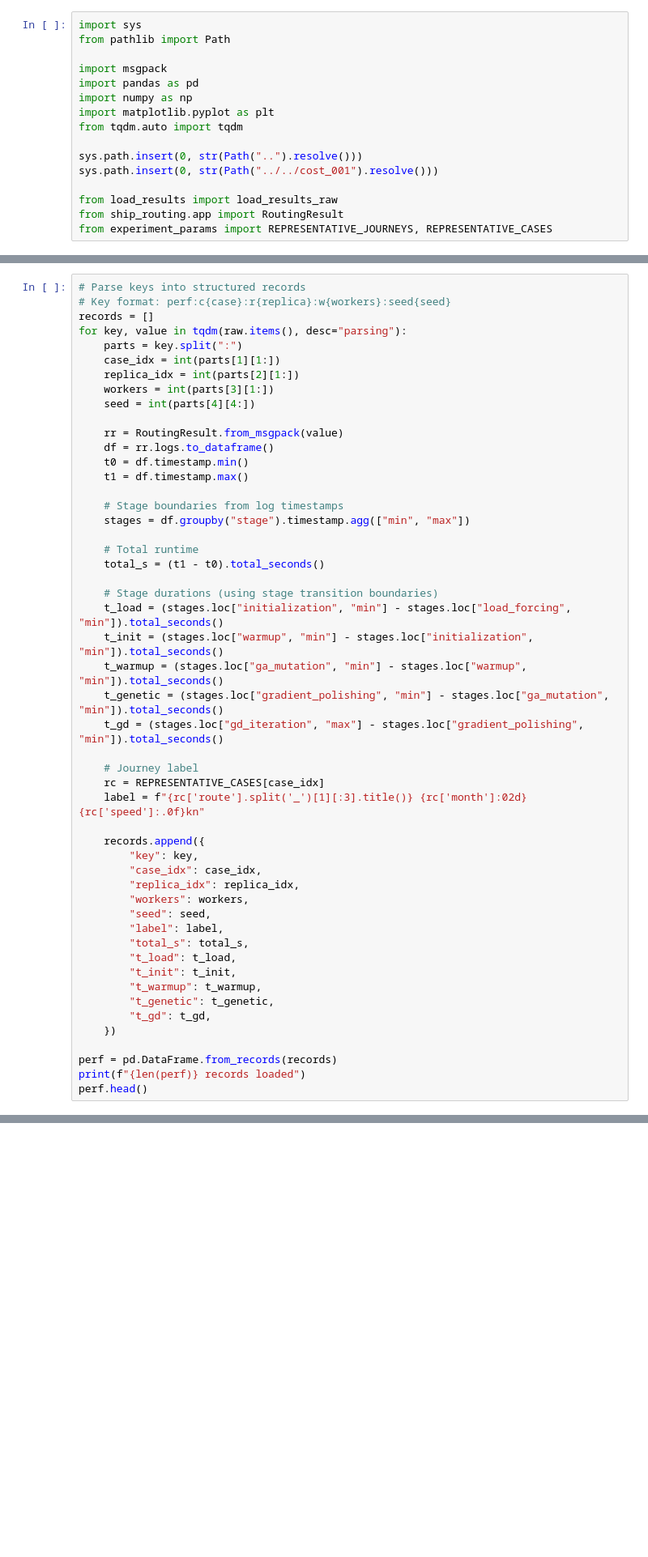
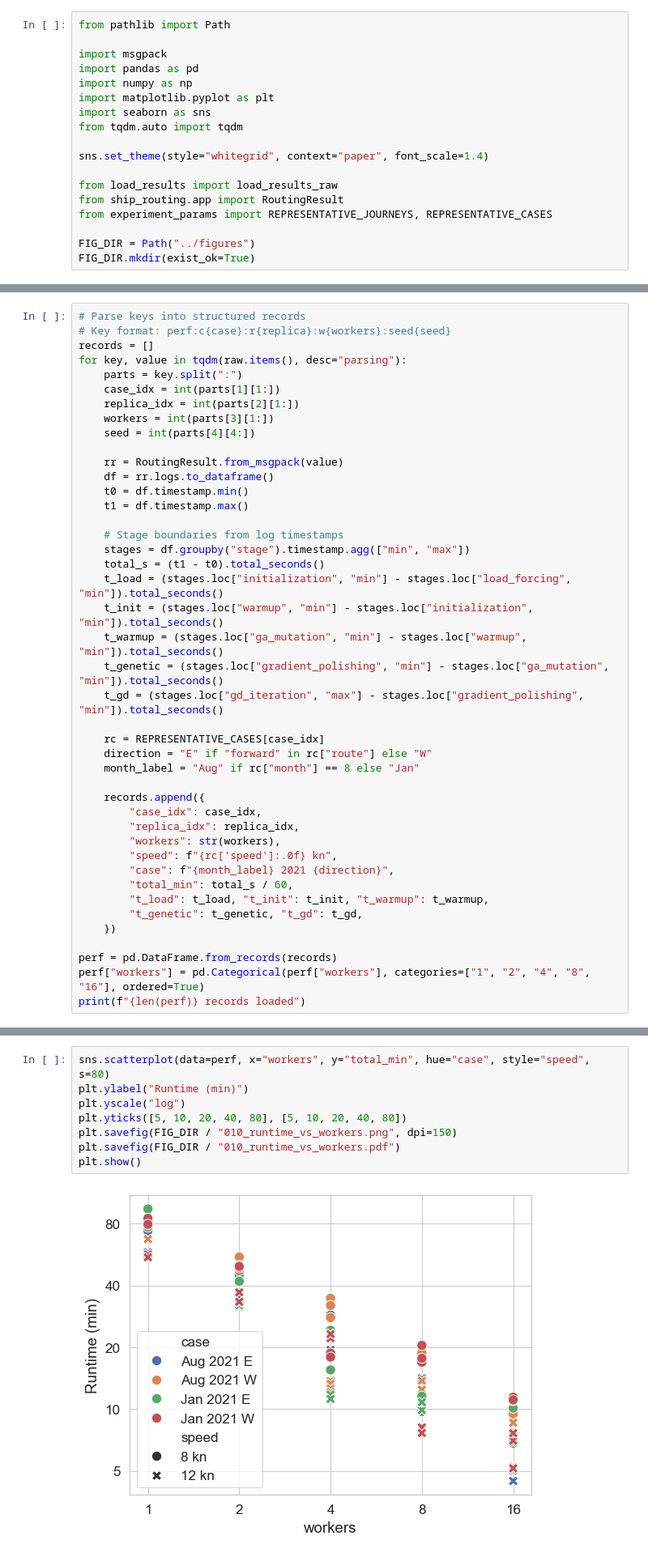
Before and after one commit to willirath/ship_routing, a Jupyter notebook: experiments/perf_001/notebooks/010_perf_analysis.ipynb, the cells around one changed output, grey strips where cells are left out. Shown at 81% size. Drawn from its saved outputs; the diff is of its cells as text; blank space fills up the shorter version.

Commit message:
Finish (?) cost and perf

```diff
--- a/experiments/perf_001/notebooks/010_perf_analysis.ipynb
+++ b/experiments/perf_001/notebooks/010_perf_analysis.ipynb
@@ -4,21 +4,23 @@
 Wall-clock runtimes and scaling analysis for the 8 representative cases
 across worker counts W = 1, 2, 4, 8, 16.
 # %%
-import sys
 from pathlib import Path
 
 import msgpack
 import pandas as pd
 import numpy as np
 import matplotlib.pyplot as plt
+import seaborn as sns
 from tqdm.auto import tqdm
 
-sys.path.insert(0, str(Path("..").resolve()))
-sys.path.insert(0, str(Path("../../cost_001").resolve()))
+sns.set_theme(style="whitegrid", context="paper", font_scale=1.4)
 
 from load_results import load_results_raw
 from ship_routing.app import RoutingResult
 from experiment_params import REPRESENTATIVE_JOURNEYS, REPRESENTATIVE_CASES
+
+FIG_DIR = Path("../figures")
+FIG_DIR.mkdir(exist_ok=True)
 # %% [markdown]
 ## 1. Load results
 # %%
@@ -49,36 +54,28 @@ for key, value in tqdm(raw.items(), desc="parsing"):
 
     # Stage boundaries from log timestamps
     stages = df.groupby("stage").timestamp.agg(["min", "max"])
-
-    # Total runtime
     total_s = (t1 - t0).total_seconds()
-
-    # Stage durations (using stage transition boundaries)
     t_load = (stages.loc["initialization", "min"] - stages.loc["load_forcing", "min"]).total_seconds()
     t_init = (stages.loc["warmup", "min"] - stages.loc["initialization", "min"]).total_seconds()
     t_warmup = (stages.loc["ga_mutation", "min"] - stages.loc["warmup", "min"]).total_seconds()
     t_genetic = (stages.loc["gradient_polishing", "min"] - stages.loc["ga_mutation", "min"]).total_seconds()
     t_gd = (stages.loc["gd_iteration", "max"] - stages.loc["gradient_polishing", "min"]).total_seconds()
 
-    # Journey label
     rc = REPRESENTATIVE_CASES[case_idx]
-    label = f"{rc['route'].split('_')[1][:3].title()} {rc['month']:02d} {rc['speed']:.0f}kn"
+    direction = "E" if "forward" in rc["route"] else "W"
+    month_label = "Aug" if rc["month"] == 8 else "Jan"
 
     records.append({
-        "key": key,
         "case_idx": case_idx,
         "replica_idx": replica_idx,
-        "workers": workers,
-        "seed": seed,
-        "label": label,
-        "total_s": total_s,
-        "t_load": t_load,
-        "t_init": t_init,
-        "t_warmup": t_warmup,
-        "t_genetic": t_genetic,
-        "t_gd": t_gd,
+        "workers": str(workers),
+        "speed": f"{rc['speed']:.0f} kn",
+        "case": f"{month_label} 2021 {direction}",
+        "total_min": total_s / 60,
+        "t_load": t_load, "t_init": t_init, "t_warmup": t_warmup,
+        "t_genetic": t_genetic, "t_gd": t_gd,
     })
 
 perf = pd.DataFrame.from_records(records)
+perf["workers"] = pd.Categorical(perf["workers"], categories=["1", "2", "4", "8", "16"], ordered=True)
 print(f"{len(perf)} records loaded")
-perf.head()
@@ -101,3 +103,13 @@ plt.show()
+# %%
+sns.scatterplot(data=perf, x="workers", y="total_min", hue="case", style="speed", s=80)
+plt.ylabel("Runtime (min)")
+plt.yscale("log")
+plt.yticks([5, 10, 20, 40, 80], [5, 10, 20, 40, 80])
+plt.savefig(FIG_DIR / "010_runtime_vs_workers.png", dpi=150)
+plt.savefig(FIG_DIR / "010_runtime_vs_workers.pdf")
+plt.show()
+# %% [output]
+[figure, added]
 # %% [markdown]
 ## 3. Stage breakdown
 # %%
```
Also changed, not shown: parts of 9 cells of this notebook, 14 other files.
